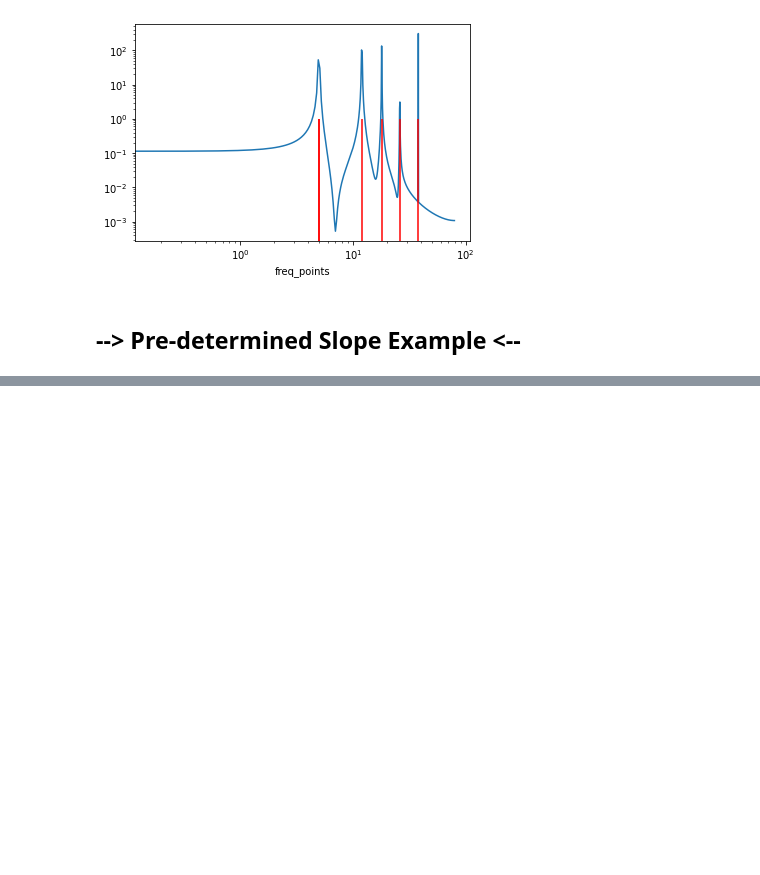
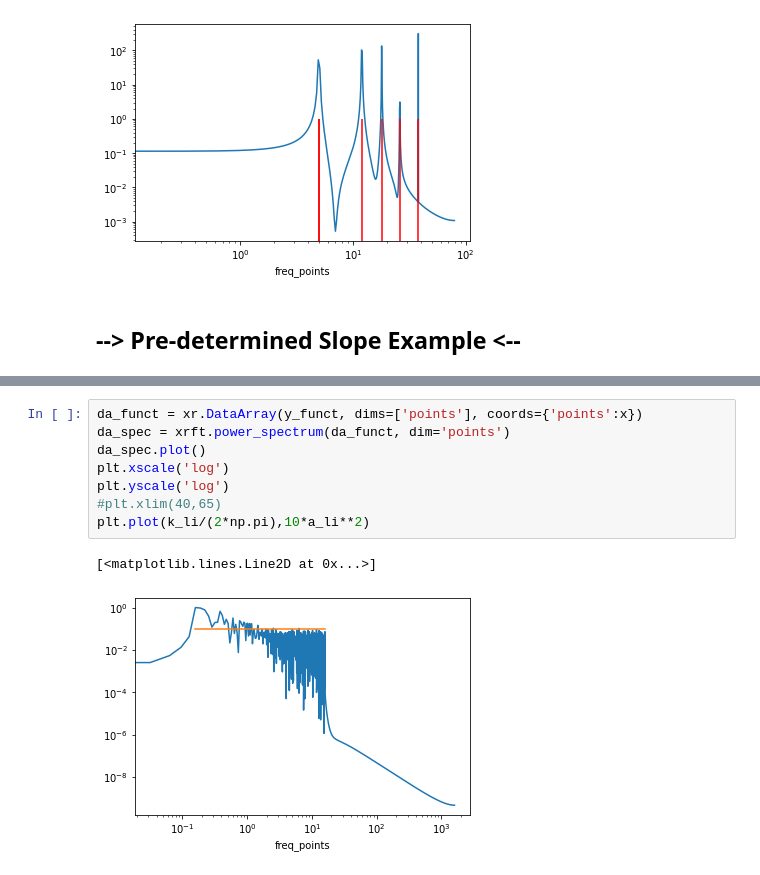
Before and after one commit to ocean-transport/argo-intern, a Jupyter notebook: spectral_examples.ipynb, the cells around one changed output, grey strips where cells are left out. Saved outputs shown, nothing was run; the diff lists cells and outputs as text; blank space fills up the shorter version.

```diff
--- a/spectral_examples.ipynb
+++ b/spectral_examples.ipynb
@@ -238,0 +270,11 @@ plt.xlim(7,10)
+# %%
+da_funct = xr.DataArray(y_funct, dims=['points'], coords={'points':x})
+da_spec = xrft.power_spectrum(da_funct, dim='points')
+da_spec.plot()
+plt.xscale('log')
+plt.yscale('log')
+#plt.xlim(40,65)
+plt.plot(k_li/(2*np.pi),10*a_li**2)
+# %% [output]
+[<matplotlib.lines.Line2D at 0x...>]
+[figure, added]
```
Also changed, not shown: parts of 7 cells of this notebook.
